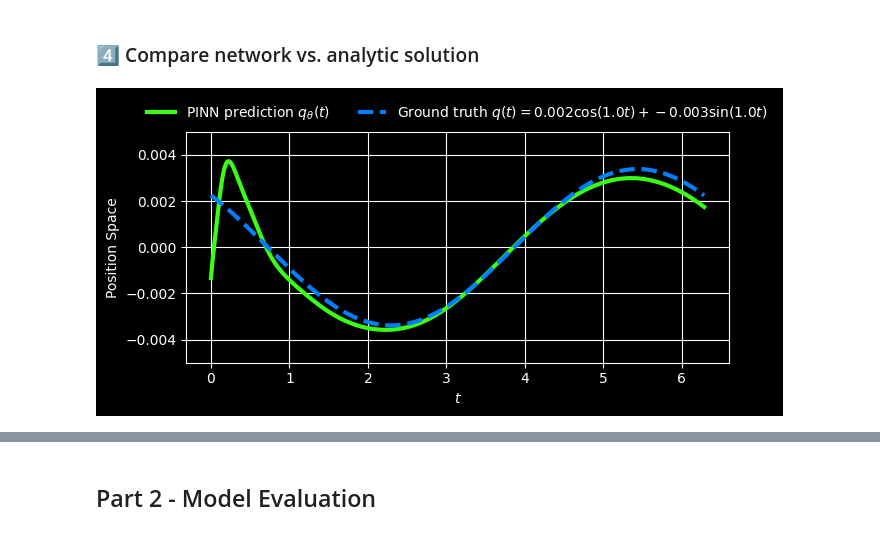
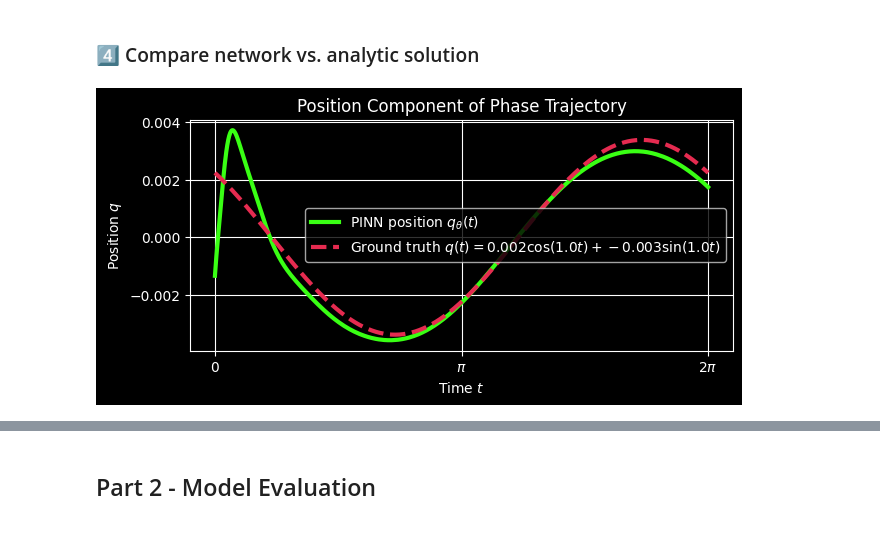
Before and after one commit to Scriber-Labs/lf-pinn-harmonic-oscillator, a Jupyter notebook: notebooks/demo.ipynb, the cells around one changed output, grey strips where cells are left out. Saved outputs shown, nothing was run; the diff lists cells and outputs as text; code cells hidden in the pictures.

```diff
--- a/notebooks/demo.ipynb
+++ b/notebooks/demo.ipynb
@@ -117,35 +131,36 @@ plt.show()
 # %%
 # Dense grid for visualization (extend to 2*T_max to see behavior beyond training window)
 t_dense = torch.linspace(0, 2 * torch.pi, 1000, device=device).view(-1, 1)
 with torch.no_grad():
     x_pred = model(t_dense).cpu().squeeze()
 
 # Fit the two unknown constants (A, B) of the analytic solution
 # x(t) = A * cos(omega*t) + B * sin(omega*t) using least squares.
 t_np = t_dense.cpu().numpy()
 W    = np.column_stack([np.cos(omega * t_np), np.sin(omega * t_np)])
 A_B, *_ = np.linalg.lstsq(W, x_pred.numpy(), rcond=None)    # [A, B]
 
 A, B = A_B
 x_exact = torch.tensor(W @ A_B, dtype=x_pred.dtype)
 
 # Plot results
 plt.figure(figsize=(7, 3))
 
-plt.plot(t_dense.cpu(), x_pred,  label=r"PINN prediction $q_\theta(t)$", color="#39FF14", lw=3)
+plt.plot(t_dense.cpu(), x_pred,  label=r"PINN position $q_\theta(t)$", color="#39FF14", lw=3)
 
 ground_truth_label = rf"Ground truth $q(t) = {A:.3f}\cos({omega}t) + {B:.3f}\sin({omega}t)$"
-plt.plot(t_dense.cpu(), x_exact, label=ground_truth_label, ls="--", color="#007FFF", lw=3)
+plt.plot(t_dense.cpu(), x_exact, label=ground_truth_label, ls="--", color="#E52B50", lw=3)
 
-plt.xlabel(r"$t$")
-plt.ylabel("Position Space")
-plt.ylim(-0.005, 0.005)
+plt.xlabel(r"Time $t$")
+plt.ylabel(r"Position $q$")
+plt.xticks([0, np.pi, 2*np.pi], [r'$0$', r'$\pi$', r'$2\pi$']) # Add Pi-ticks!
+plt.title("Position Component of Phase Trajectory")
 
 # Place legend at the top, centered
-plt.legend(loc='lower center', bbox_to_anchor=(0.5, 1.02), ncol=2, borderaxespad=0., frameon=False)
+plt.legend(loc='best', frameon=True)
 
 plt.grid(True)
 plt.savefig("../artifacts/trajectory.png", dpi=200, bbox_inches='tight')
 plt.show()
 # %% [output]
-[figure, old version]
+[figure, new version]
```
Also changed, not shown: parts of 8 cells of this notebook, 9 other files.
